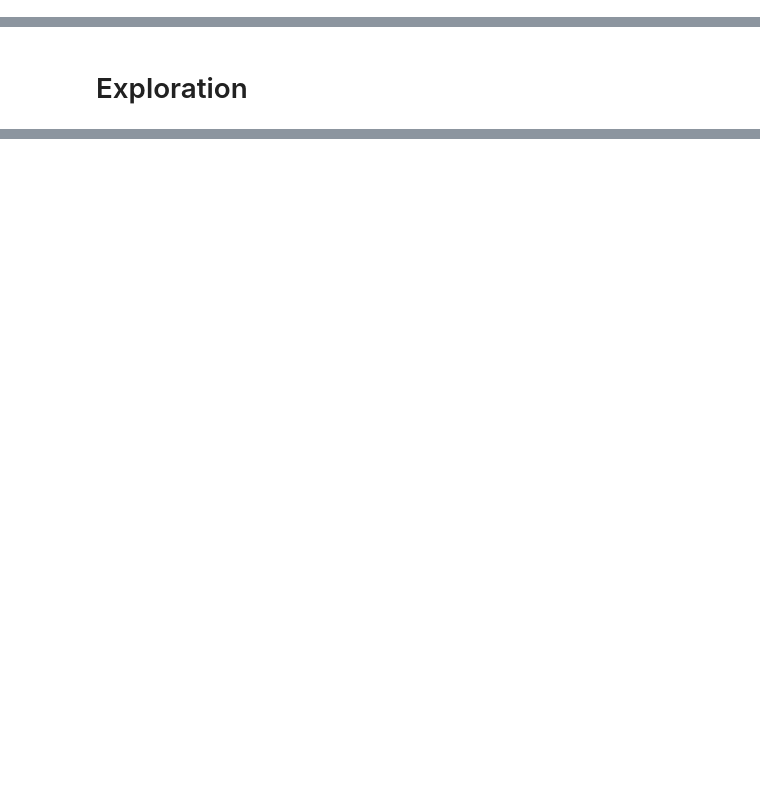
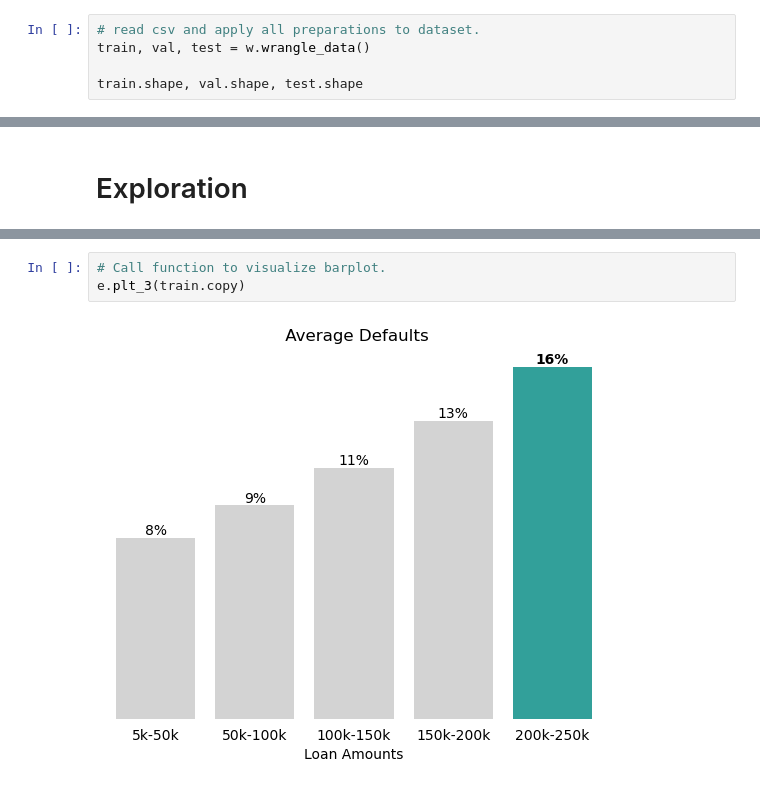
Before and after one commit to Msalazar2/individual-project, a Jupyter notebook: Final_Report.ipynb, the cells around one changed output, grey strips where cells are left out. Saved outputs shown, nothing was run; the diff lists cells and outputs as text; blank space fills up the shorter version.

```diff
--- a/Final_Report.ipynb
+++ b/Final_Report.ipynb
@@ -22,0 +61,5 @@ Found Data
+# %%
+# read csv and apply all preparations to dataset.
+train, val, test = w.wrangle_data()
+
+train.shape, val.shape, test.shape
@@ -30,0 +109,5 @@ e.plt_1(train.copy)
+# %%
+# Call function to visualize barplot.
+e.plt_3(train.copy)
+# %% [output]
+[figure, added]
```
Also changed, not shown: parts of 45 cells of this notebook, 5 other files.
